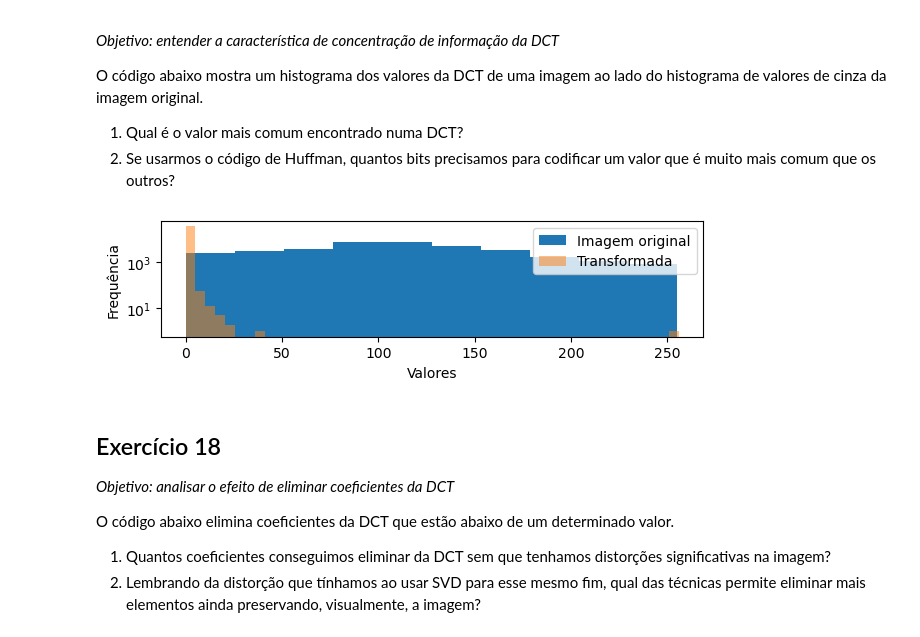
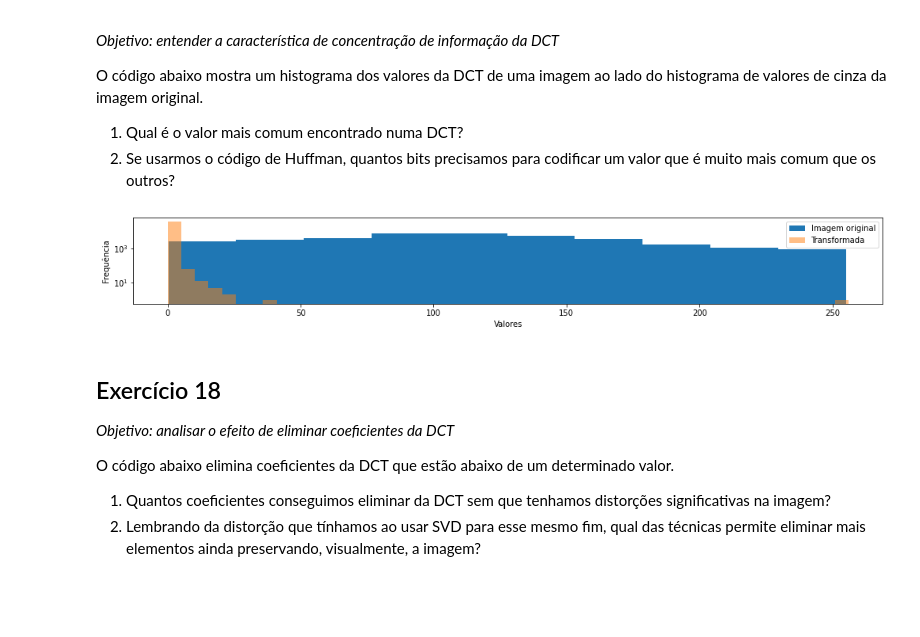
Before and after one commit to alfredjynx/alglin-alunos, a Jupyter notebook: 07-compressao.ipynb, the cells around one changed output. Drawn from its saved outputs; the diff is of its cells as text; code cells hidden in the pictures; blank space fills up the shorter version.

```diff
--- a/07-compressao.ipynb
+++ b/07-compressao.ipynb
@@ -389,16 +394,16 @@ O código abaixo mostra um histograma dos valores da DCT de uma imagem ao lado d
 1. Qual é o valor mais comum encontrado numa DCT?
 1. Se usarmos o código de Huffman, quantos bits precisamos para codificar um valor que é muito mais comum que os outros?
 # %%
-plt.figure(figsize=(7,1.5))
+plt.figure(figsize=(17,2))
 plt.hist(A.reshape( (-1,) ), bins=10, label='Imagem original')
 plt.hist( 256*np.abs(B.reshape( (-1,) ))/np.max(np.abs(B)), bins=50, alpha=0.5, label='Transformada')
 plt.semilogy()
 plt.xlabel('Valores')
 plt.ylabel('Frequência')
 plt.legend()
 plt.show()
 # %% [output]
-[figure, old version]
+[figure, new version]
 # %% [markdown]
 ## Exercício 18
 *Objetivo: analisar o efeito de eliminar coeficientes da DCT*
```
Also changed, not shown: parts of 5 cells of this notebook, 1 other file.
